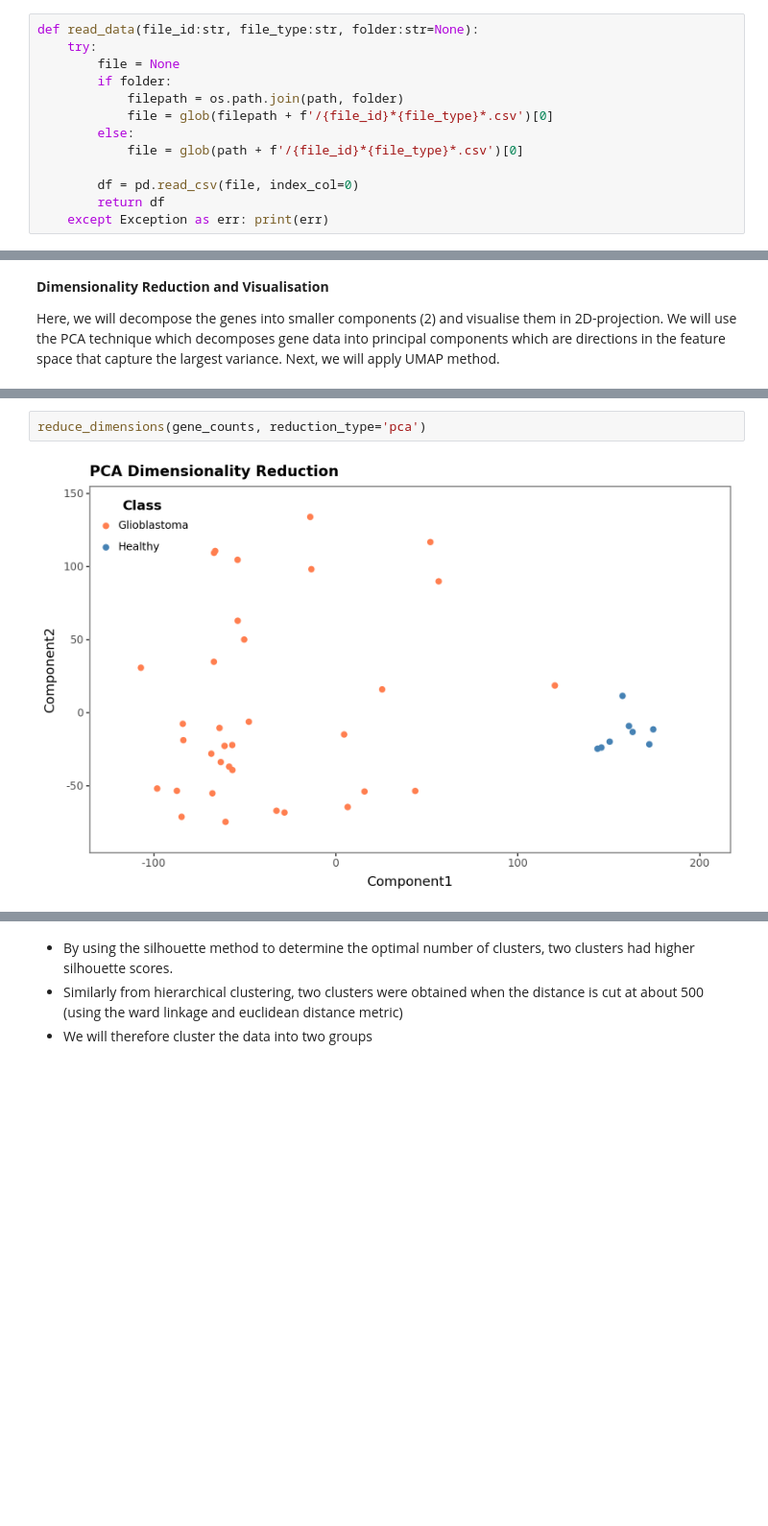
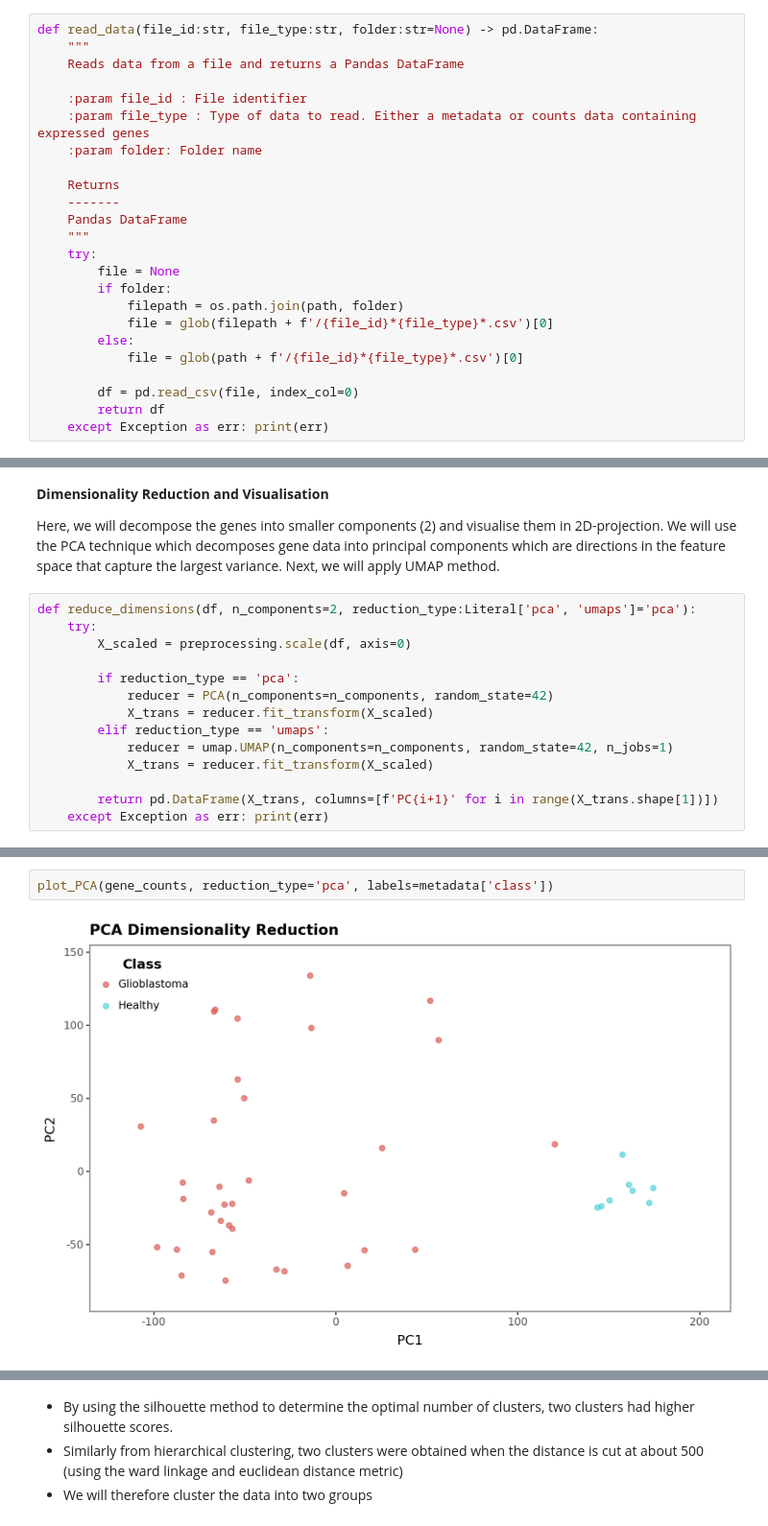
Before and after one commit to Chygos/Projects, a Jupyter notebook: Biology/analysis_file.ipynb, the cells around one changed output, grey strips where cells are left out. Shown at 96% size. Cells and saved outputs as stored; diff of their text form; blank space fills up the shorter version.

```diff
--- a/Biology/analysis_file.ipynb
+++ b/Biology/analysis_file.ipynb
@@ -24,7 +28,18 @@ from sklearn.decomposition import PCA
 # %%
 path = os.getcwd()
 # %%
-def read_data(file_id:str, file_type:str, folder:str=None):
+def read_data(file_id:str, file_type:str, folder:str=None) -> pd.DataFrame:
+    """
+    Reads data from a file and returns a Pandas DataFrame
+
+    :param file_id : File identifier
+    :param file_type : Type of data to read. Either a metadata or counts data containing expressed genes
+    :param folder: Folder name
+
+    Returns
+    -------
+    Pandas DataFrame
+    """
     try:
         file = None
         if folder:
@@ -151,4 +178,18 @@ plot_distribution(gene_counts, plot_type='box')
 __Dimensionality Reduction and Visualisation__
 
 Here, we will decompose the genes into smaller components (2) and visualise them in 2D-projection. We will use the PCA technique which decomposes gene data into principal components which are directions in the feature space that capture the largest variance. Next, we will apply UMAP method.
+# %%
+def reduce_dimensions(df, n_components=2, reduction_type:Literal['pca', 'umaps']='pca'):
+    try:
+        X_scaled = preprocessing.scale(df, axis=0)
+
+        if reduction_type == 'pca':
+            reducer = PCA(n_components=n_components, random_state=42)
+            X_trans = reducer.fit_transform(X_scaled)
+        elif reduction_type == 'umaps':
+            reducer = umap.UMAP(n_components=n_components, random_state=42, n_jobs=1)
+            X_trans = reducer.fit_transform(X_scaled)
+
+        return pd.DataFrame(X_trans, columns=[f'PC{i+1}' for i in range(X_trans.shape[1])])
+    except Exception as err: print(err)
 # %%
@@ -196,5 +235,5 @@ def reduce_dimensions(df, n_components=2, reduction_type:Literal['pca', 'umaps']
 # %%
-reduce_dimensions(gene_counts, reduction_type='pca')
+plot_PCA(gene_counts, reduction_type='pca', labels=metadata['class'])
 # %% [output]
-[figure, old version]
+[figure, new version]
 # %%
```
Also changed, not shown: parts of 49 cells of this notebook.
